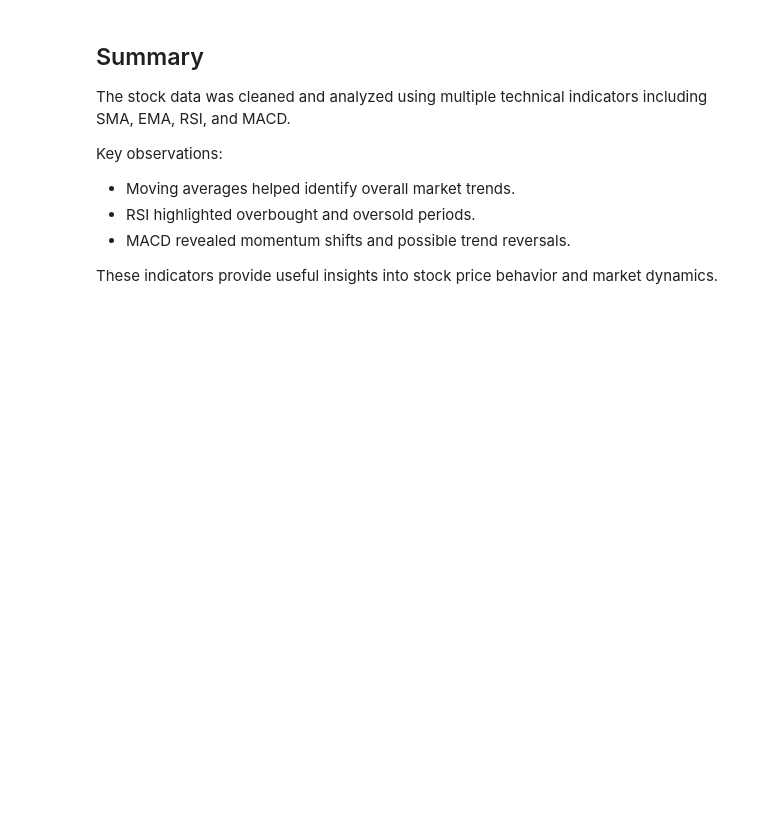
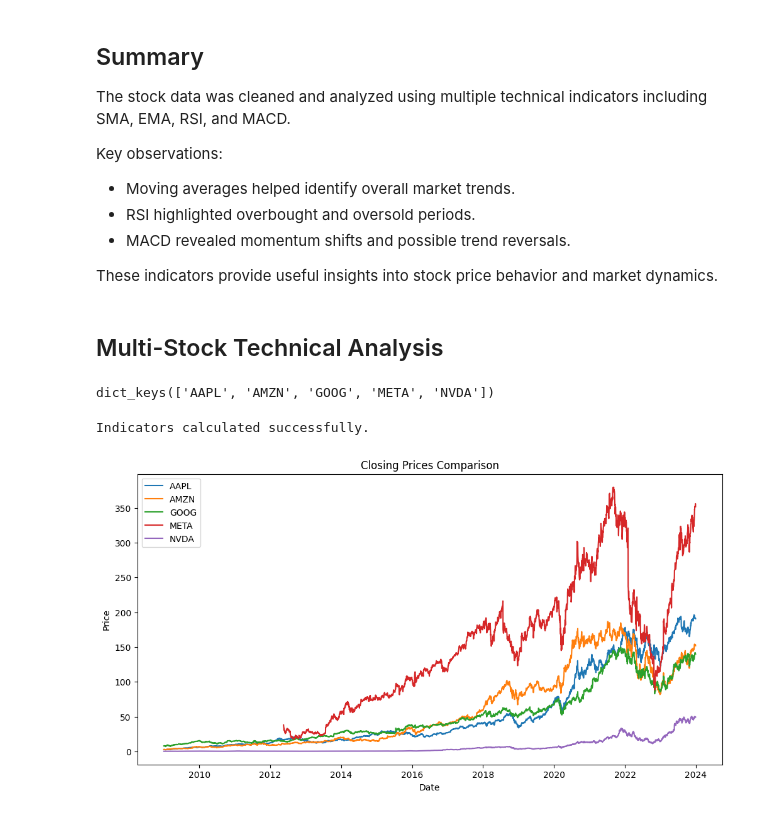
Before and after one commit to Bilen189/nova-financial-analysis-week1, a Jupyter notebook: notebooks/stock_technical_analysis.ipynb, the cells around one changed output. Saved outputs shown, nothing was run; the diff lists cells and outputs as text; code cells hidden in the pictures; blank space fills up the shorter version.

Commit message:
feat: extend technical analysis to multiple stocks

```diff
--- a/notebooks/stock_technical_analysis.ipynb
+++ b/notebooks/stock_technical_analysis.ipynb
@@ -174,3 +174,52 @@ Key observations:
 - MACD revealed momentum shifts and possible trend reversals.
 
 These indicators provide useful insights into stock price behavior and market dynamics.
+# %% [markdown]
+## Multi-Stock Technical Analysis
+# %%
+stocks = ["AAPL", "AMZN", "GOOG", "META", "NVDA"]
+
+stock_data = {}
+
+for stock in stocks:
+    file_path = os.path.join(base_path, "data", f"{stock}.csv")
+
+    temp_df = pd.read_csv(file_path)
+
+    temp_df['Date'] = pd.to_datetime(temp_df['Date'])
+
+    stock_data[stock] = temp_df
+
+print(stock_data.keys())
+# %% [output]
+dict_keys(['AAPL', 'AMZN', 'GOOG', 'META', 'NVDA'])
+# %%
+for stock, data in stock_data.items():
+
+    # Moving averages
+    data['SMA_20'] = data['Close'].rolling(window=20).mean()
+    data['EMA_20'] = data['Close'].ewm(span=20, adjust=False).mean()
+
+    # RSI
+    data['RSI'] = talib.RSI(data['Close'], timeperiod=14)
+
+    # MACD
+    data['MACD'], data['MACD_signal'], data['MACD_hist'] = talib.MACD(data['Close'])
+
+print("Indicators calculated successfully.")
+# %% [output]
+Indicators calculated successfully.
+# %%
+plt.figure(figsize=(12,6))
+
+for stock, data in stock_data.items():
+    plt.plot(data['Date'], data['Close'], label=stock)
+
+plt.title("Closing Prices Comparison")
+plt.xlabel("Date")
+plt.ylabel("Price")
+plt.legend()
+
+plt.show()
+# %% [output]
+[figure, added]
```
